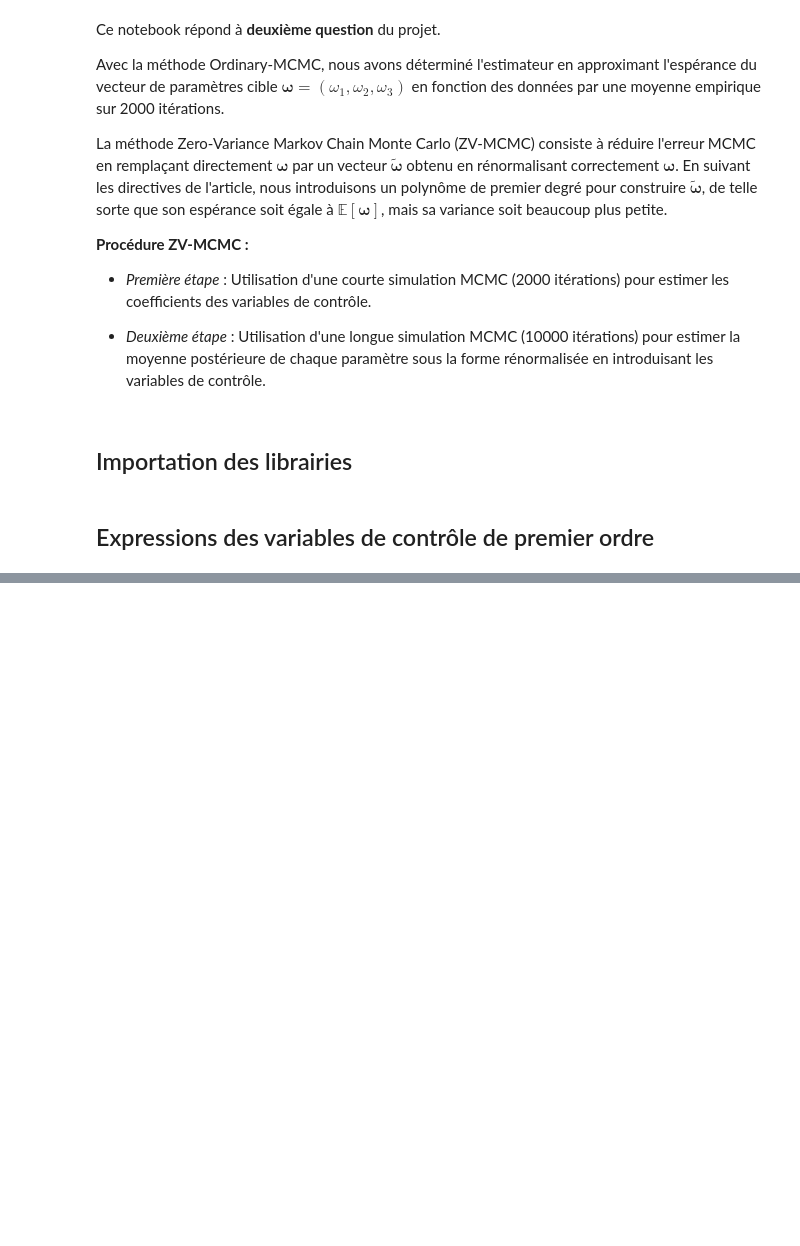
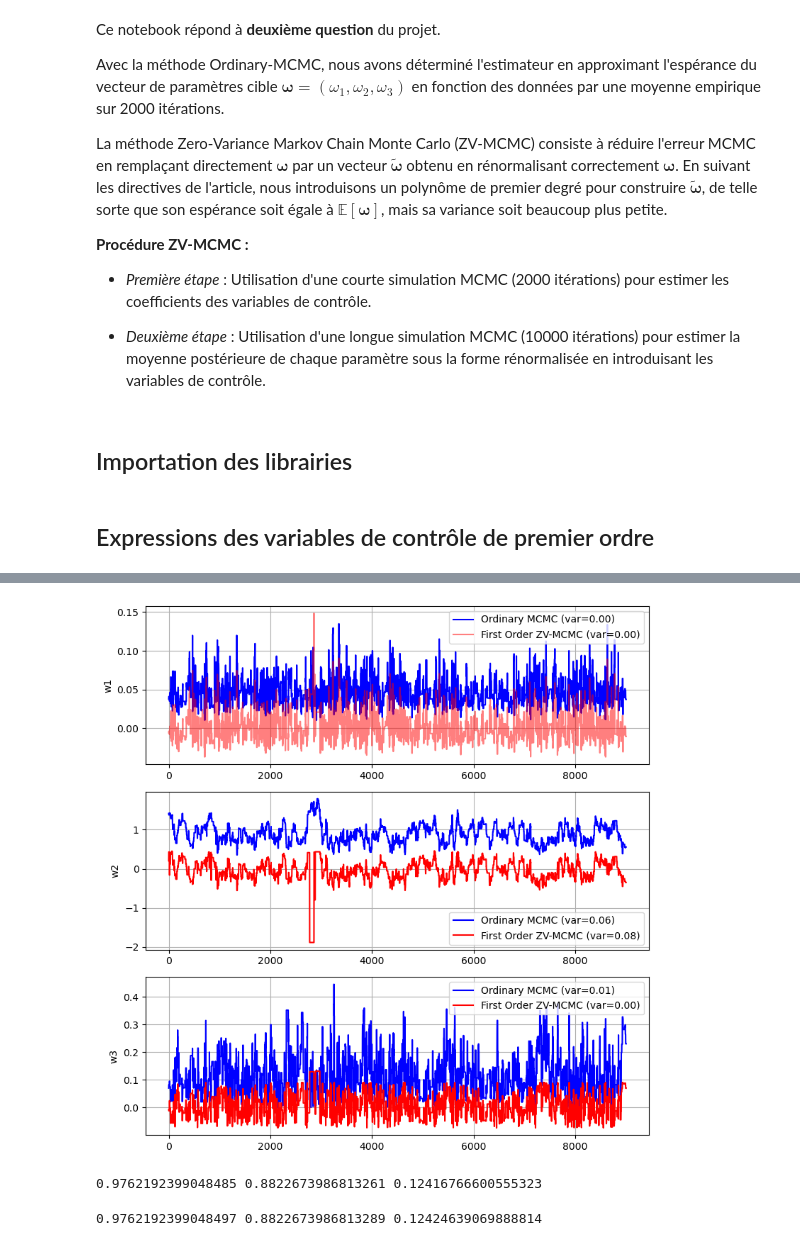
Before and after one commit to nassihsawssane/Monte-Carlo-based-project, a Jupyter notebook: ZV-MCMC_ordre1_Q2.ipynb, the cells around one changed output, grey strips where cells are left out. Drawn from its saved outputs; the diff is of its cells as text; code cells hidden in the pictures; blank space fills up the shorter version.

```diff
--- a/ZV-MCMC_ordre1_Q2.ipynb
+++ b/ZV-MCMC_ordre1_Q2.ipynb
@@ -175,0 +225,17 @@ NameError: name 'y' is not defined
+# %%
+def enlever_outliers2(data):
+    Q1 = np.percentile(data, 10)
+    Q3 = np.percentile(data, 90)
+    IQR = Q3 - Q1
+
+    # Définition des limites
+    limite_inferieure = Q1 - 3 * IQR
+    limite_superieure = Q3 + 3 * IQR
+
+    # Filtrage des outliers
+    data_filtree = np.copy(data)
+    for i in range(1, len(data)):
+        if (data[i] < limite_inferieure) or (data[i] > limite_superieure):
+            data_filtree[i] = data_filtree[i - 1]
+
+    return data_filtree
@@ -176 +324,43 @@ NameError: name 'y' is not defined
+# %%
+fig, axs = plt.subplots(3, 1, figsize=(8, 8))
+
+# Première figure
+variance_1 = echant_sim_10000[:,0][1000:].var()
+variance_2 = omega_tilde_1ss[1000:].var()
+axs[0].plot(range(9001), echant_sim_10000[:,0][1000:], color='blue', label='Ordinary MCMC (var=%.2f)' % variance_1)
+axs[0].plot(range(9001), omega_tilde_1ss[1000:], color='red', label='First Order ZV-MCMC (var=%.2f)' % variance_2, alpha = 0.5)
+axs[0].set_ylabel('w1')
+axs[0].legend()
+axs[0].grid()
+
+# Deuxième figure
+variance_1 = echant_sim_10000[:,1][1000:].var()
+variance_2 = omega_tilde_2ss[1000:].var()
+axs[1].plot(range(9001), echant_sim_10000[:,1][1000:], color='blue', label='Ordinary MCMC (var=%.2f)' % variance_1)
+axs[1].plot(range(9001), omega_tilde_2ss[1000:], color='red', label='First Order ZV-MCMC (var=%.2f)' % variance_2)
+axs[1].set_ylabel('w2')
+axs[1].legend()
+axs[1].grid()
+
+# Troisième figure
+variance_1 = echant_sim_10000[:,2][1000:].var()
+variance_2 = omega_tilde_3ss[1000:].var()
+axs[2].plot(range(9001), echant_sim_10000[:,2][1000:], color='blue', label='Ordinary MCMC (var=%.2f)' % variance_1)
+axs[2].plot(range(9001), omega_tilde_3ss[1000:], color='red', label='First Order ZV-MCMC (var=%.2f)' % variance_2)
+axs[2].set_ylabel('w3')
+axs[2].legend()
+axs[2].grid()
+
+plt.tight_layout()
+plt.show()
+# %% [output]
+[figure, added]
+# %%
+print(omega_tilde_1ss.mean(), omega_tilde_2ss.mean(), omega_tilde_3ss.mean())
+# %% [output]
+0.9762192399048485 0.8822673986813261 0.12416766600555323
+# %%
+print(echant_sim_10000[:,0].mean(), echant_sim_10000[:,1].mean(), echant_sim_10000[:,2].mean())
+# %% [output]
+0.9762192399048497 0.8822673986813289 0.12424639069888814
 # %%
```
Also changed, not shown: parts of 28 cells of this notebook, 3 other files.
